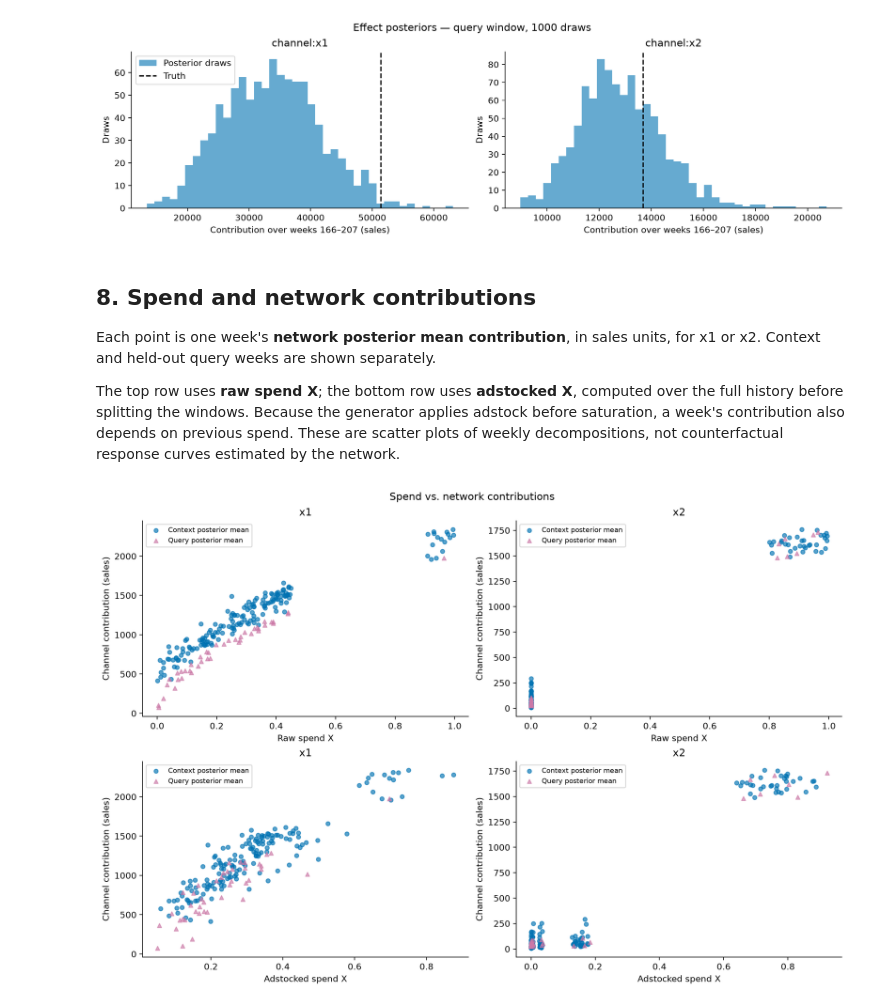
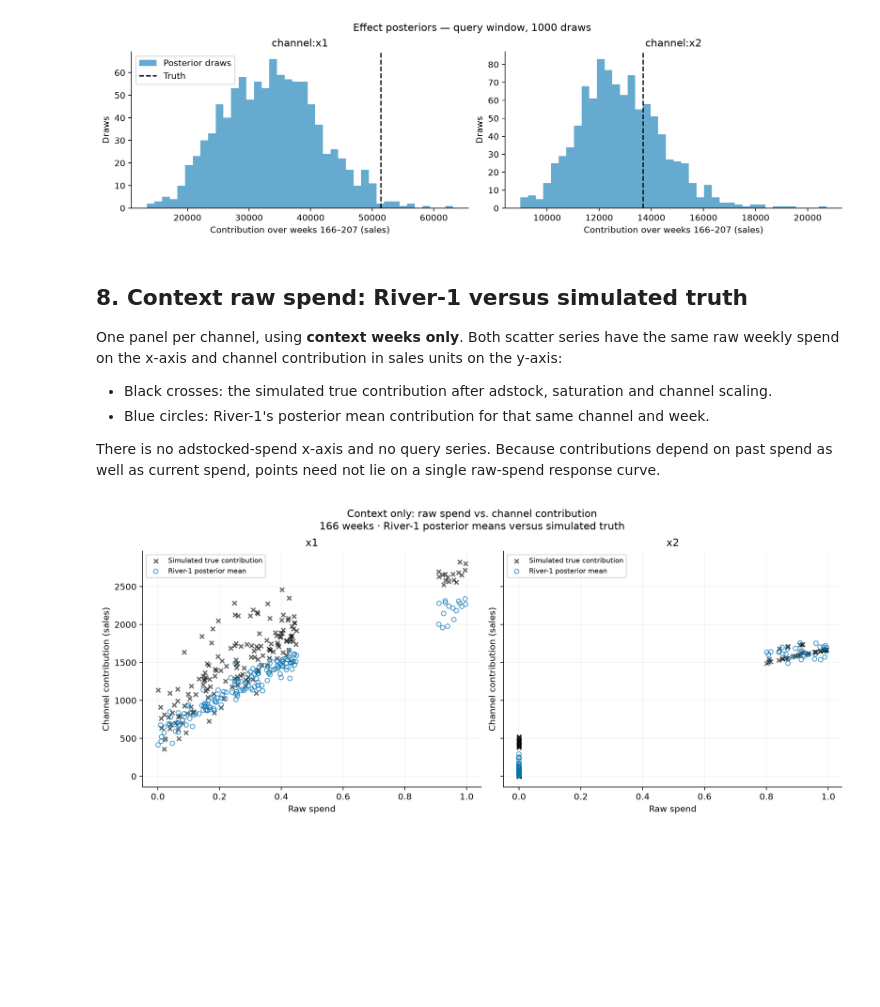
Before and after one commit to pymc-labs/pymc-mfm, a Jupyter notebook: examples/river_1_quickstart.ipynb, the cells around one changed output. Cells and saved outputs as stored; diff of their text form; code cells hidden in the pictures; blank space fills up the shorter version.

Commit message:
docs: compare River-1 spend responses with simulated truth (#58)
* docs: add actual-spend scenario sweep example

* docs: compare River-1 responses with simulated truth

```diff
--- a/examples/river_1_quickstart.ipynb
+++ b/examples/river_1_quickstart.ipynb
@@ -257,41 +272,48 @@ plot_effect_posteriors(query, {"channel:x1": query.time, "channel:x2": query.tim
 # %% [output]
 [figure]
 # %% [markdown]
-## 8. Spend and network contributions
+## 8. Context raw spend: River-1 versus simulated truth
 
-Each point is one week's **network posterior mean contribution**, in sales units, for x1 or x2.
-Context and held-out query weeks are shown separately.
+One panel per channel, using **context weeks only**. Both scatter series have the same raw
+weekly spend on the x-axis and channel contribution in sales units on the y-axis:
 
-The top row uses **raw spend X**; the bottom row uses **adstocked X**, computed over the full
-history before splitting the windows. Because the generator applies adstock before saturation,
-a week's contribution also depends on previous spend. These are scatter plots of weekly
-decompositions, not counterfactual response curves estimated by the network.
+- Black crosses: the simulated true contribution after adstock, saturation and channel scaling.
+- Blue circles: River-1's posterior mean contribution for that same channel and week.
+
+There is no adstocked-spend x-axis and no query series. Because contributions depend on past
+spend as well as current spend, points need not lie on a single raw-spend response curve.
 # %%
-fig, axes = plt.subplots(2, 2, figsize=(12, 8), sharey="col", layout="constrained")
-for column, (name, raw_x, adstocked_x) in enumerate(
-    (("x1", x1, x1_adstock.eval()), ("x2", x2, x2_adstock.eval()))
-):
-    for row, (values, xlabel) in enumerate(
-        ((raw_x, "Raw spend X"), (adstocked_x, "Adstocked spend X"))
-    ):
-        ax = axes[row, column]
-        for result, marker, color in (
-            (context, "o", COLORS["channel"]),
-            (query, "^", COLORS["indirect"]),
-        ):
-            contribution = result.components[:, :, result.component_names.index(f"channel:{name}")]
-            ax.scatter(
-                values[result.time],
-                contribution.mean(axis=0),
-                s=22,
-                alpha=0.65,
-                marker=marker,
-                color=color,
-                label=f"{result.window.capitalize()} posterior mean",
-            )
-        ax.set(title=name, xlabel=xlabel, ylabel="Channel contribution (sales)")
-        ax.spines[["top", "right"]].set_visible(False)
-        ax.legend(fontsize=8)
-fig.suptitle("Spend vs. network contributions");
+fig, axes = plt.subplots(1, 2, figsize=(12, 5), sharey=True, layout="constrained")
+context_means = context.components.mean(axis=0)
+for channel_index, (ax, name) in enumerate(zip(axes, names["channel_names"], strict=True)):
+    raw_spend = observations["spend"][context.time, channel_index]
+    component_index = context.component_names.index(f"channel:{name}")
+    ax.scatter(
+        raw_spend,
+        channel_truth[context.time, channel_index],
+        s=24,
+        marker="x",
+        color="black",
+        alpha=0.6,
+        label="Simulated true contribution",
+    )
+    ax.scatter(
+        raw_spend,
+        context_means[:, component_index],
+        s=26,
+        marker="o",
+        facecolors="none",
+        edgecolors=COLORS["channel"],
+        alpha=0.7,
+        label="River-1 posterior mean",
+    )
+    ax.set(title=name, xlabel="Raw spend", ylabel="Channel contribution (sales)")
+    ax.spines[["top", "right"]].set_visible(False)
+    ax.grid(alpha=0.15)
+    ax.legend(fontsize=8, loc="upper left")
+fig.suptitle(
+    f"Context only: raw spend vs. channel contribution\n"
+    f"{len(context.time)} weeks · River-1 posterior means versus simulated truth"
+);
 # %% [output]
-[figure, old version]
+[figure, new version]
```
Also changed, not shown: parts of 7 cells of this notebook, 2 other files.
